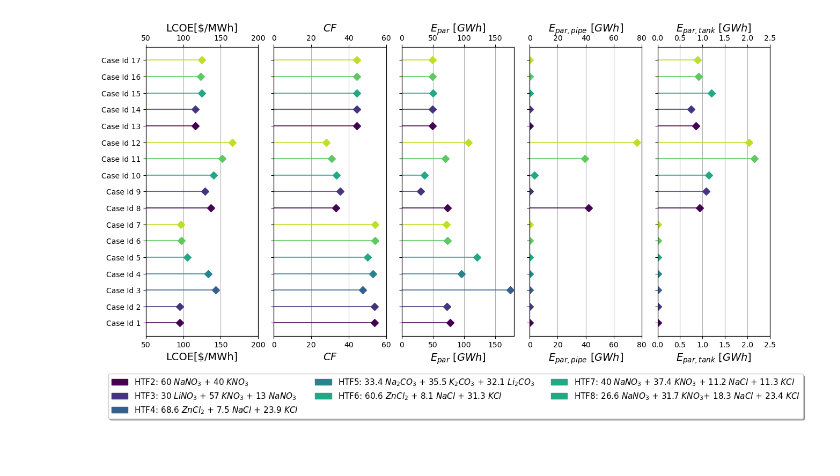
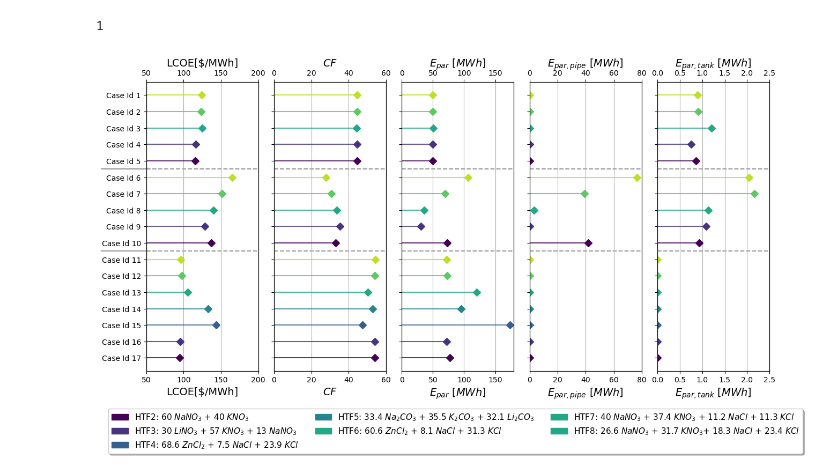
Before and after one commit to J-Cardemil/Dataviz, a Jupyter notebook: Lolipop/Paper_results_Salts_Base.ipynb, the cells around one changed output. Drawn from its saved outputs; the diff is of its cells as text; code cells hidden in the pictures.

```diff
--- a/Lolipop/Paper_results_Salts_Base.ipynb
+++ b/Lolipop/Paper_results_Salts_Base.ipynb
@@ -13,6 +14,10 @@ df1 = df.sort_index(axis=0,ascending=False)
 df1 = df.groupby(['Plant','Salt']).sum()
 
 N_salts=len(df['Salt'].value_counts())
+# %%
+df.index.nlevels
+# %% [output]
+1
 # %%
 # Definition of required parameters and tools
 
@@ -25,7 +30,7 @@ fs_x = 14
 axes, xlim1, xlim2, var1, var2, m  = ([0,1,2,3,4],[50.0,0.0,0.0,0.0,0.0],
                                          [200,60,180,80,2.5],
                                    ['LCOE','CF','Par','F_pipe','F_tank'],
-                                   ['LCOE[$/MWh]','$CF$',r'$E_{par}$ $[GWh]$',r'$E_{par,pipe}$ $[GWh]$',r'$E_{par,tank}$ $[GWh]$'],
+                                   ['LCOE[$/MWh]','$CF$',r'$E_{par}$ $[MWh]$',r'$E_{par,pipe}$ $[MWh]$',r'$E_{par,tank}$ $[MWh]$'],
                                    [1,1,1,1,1]) #No sé qué es esto
 # %%
 # For colors
@@ -63,32 +68,42 @@ for i in axes:
 
         # These two lines are for lollipop
         plt.hlines(y=my_range[j], xmin=0, xmax=df1[var1[i]][j]*m[i], color=c, alpha=0.8)
         plt.plot(df1[var1[i]][j]*m[i], my_range[j], "D", ms=N_salts ,color=c)
         #
 
         j+=1
+
     plt.xlabel(var2[i], fontsize=fs_x)
     plt.grid(axis='x')
     plt.xticks(fontsize=fs_t)
     ax0 = ax[i].twiny()
     ax0.set_xlim(ax[i].get_xlim())
     plt.xlabel(var2[i], fontsize=fs_x)
     plt.xticks(fontsize=fs_t)
 
-plt.yticks(my_range, df['Case'])
+h = 7.5
+delta =5
+ax[0].axhline(xmin=-0.4,xmax=0,y=h,c="gray",alpha=0.8,ls='-',zorder=0, clip_on=False)
+ax[0].axhline(xmin=-0.4,xmax=0,y=h+delta,c="gray",alpha=0.8,ls='-',zorder=0, clip_on=False)
+for i in axes:
+    ax[i].axhline(xmin=0,xmax=1,y=h,c="gray",alpha=0.8,ls='--',zorder=0, clip_on=False)
+    ax[i].axhline(xmin=0,xmax=1,y=h+delta,c="gray",alpha=0.8,ls='--',zorder=0, clip_on=False)
+
+plt.yticks(my_range, reversed(df['Case']))
+
 #plt.yticks(my_range, '')
 
 # Molten salt legends
 S1_p = mpatches.Patch(color=c_v[0],label='HTF2: 60 $NaNO_3$ + 40 $KNO_3$')
 S2_p = mpatches.Patch(color=c_v[1],label='HTF3: 30 $LiNO_3$ + 57 $KNO_3$ + 13 $NaNO_3$')
 S3_p = mpatches.Patch(color=c_v[2],label='HTF4: 68.6 $ZnCl_2$ + 7.5 $NaCl$ + 23.9 $KCl$')
 S4_p = mpatches.Patch(color=c_v[3],label='HTF5: 33.4 $Na_2CO_3$ + 35.5 $K_2CO_3$ + 32.1 $Li_2CO_3$')
 S5_p = mpatches.Patch(color=c_v[4],label='HTF6: 60.6 $ZnCl_2$ + 8.1 $NaCl$ + 31.3 $KCl$')
 S6_p = mpatches.Patch(color=c_v[4],label='HTF7: 40 $NaNO_3$ + 37.4 $KNO_3$ + 11.2 $NaCl$ + 11.3 $KCl$')
 S7_p = mpatches.Patch(color=c_v[4],label='HTF8: 26.6 $NaNO_3$ + 31.7 $KNO_3$+ 18.3 $NaCl$ + 23.4 $KCl$')
 plt.legend(handles=[S1_p,S2_p,S3_p,S4_p,S5_p,S6_p,S7_p], loc='lower center',
            bbox_to_anchor=(-1.8, -0.3), fancybox=True, shadow=True, ncol=3, prop={'size': 11})
 
 plt.show()
 # %% [output]
-[figure, old version]
+[figure, new version]
```
Also changed, not shown: parts of 1 cell of this notebook.
